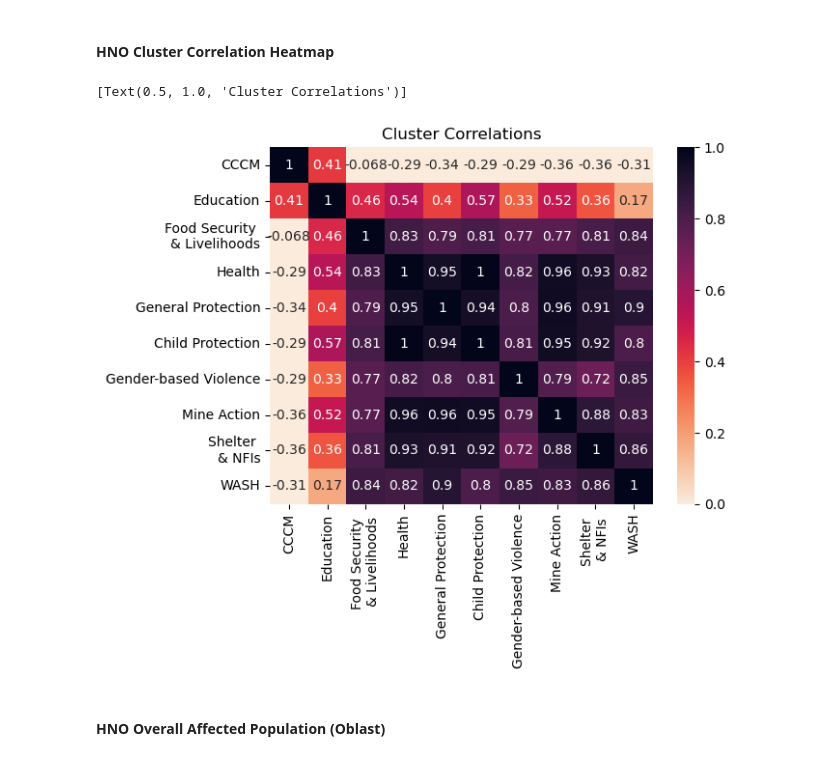
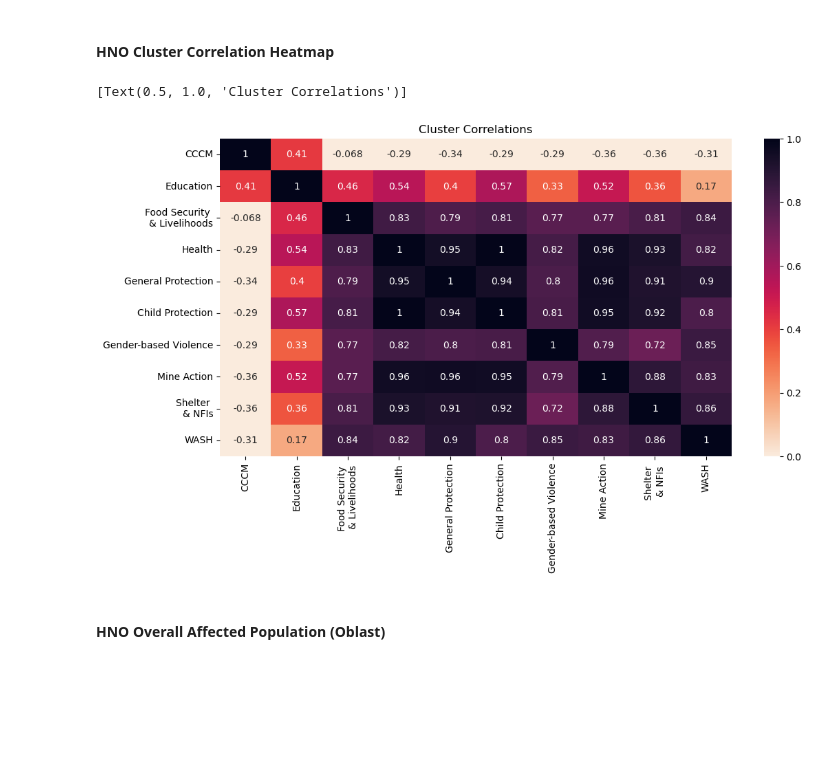
Before and after one commit to tanveerm176/Ukraine-Conflict-Humanitarian-Needs-Overview-Analysis, a Jupyter notebook: HNO-Visualization.ipynb, the cells around one changed output. Drawn from its saved outputs; the diff is of its cells as text; code cells hidden in the pictures; blank space fills up the shorter version.

```diff
--- a/HNO-Visualization.ipynb
+++ b/HNO-Visualization.ipynb
@@ -396,18 +396,18 @@ Passing `palette` without assigning `hue` is deprecated and will be removed in v
 #### HNO Cluster Correlation Heatmap
 # %%
 cluster_pin = hno2023_cluster[cluster_names]
-fig, ax = plt.subplots()
+fig, ax = plt.subplots(figsize=(12,6))
 sns.heatmap(cluster_pin.corr(),
             cmap='rocket_r',
             vmin=0,
             vmax=1,
             annot=True
             ).set(title='Cluster Correlations')
 # bottom, top = ax.get_ylim()
 # ax.set_ylim(bottom + 0.5, top - 0.5)
 # %% [output]
 [Text(0.5, 1.0, 'Cluster Correlations')]
-[figure, old version]
+[figure, new version]
 # %% [markdown]
 #### HNO Overall Affected Population (Oblast)
 # %%
```
Also changed, not shown: parts of 1 cell of this notebook, 7 other files.
